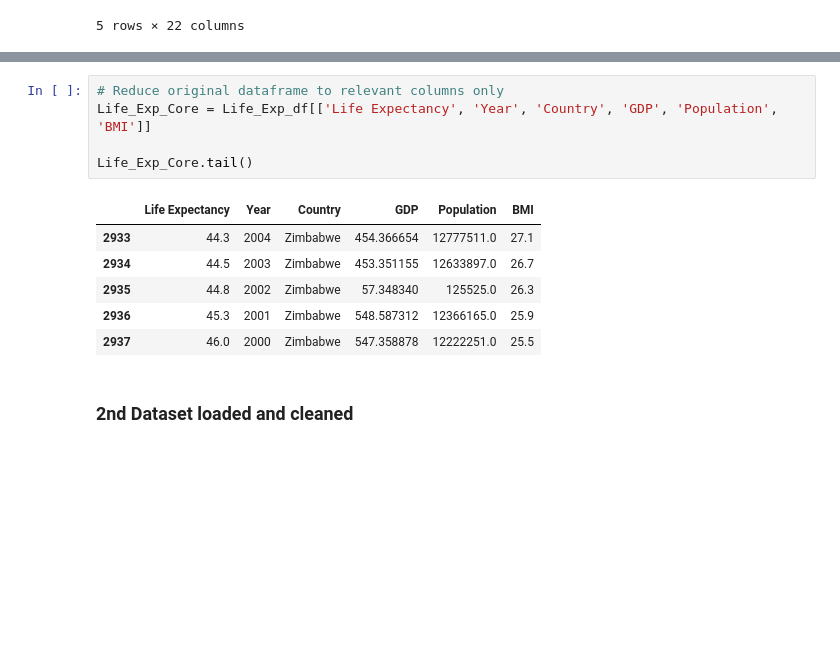
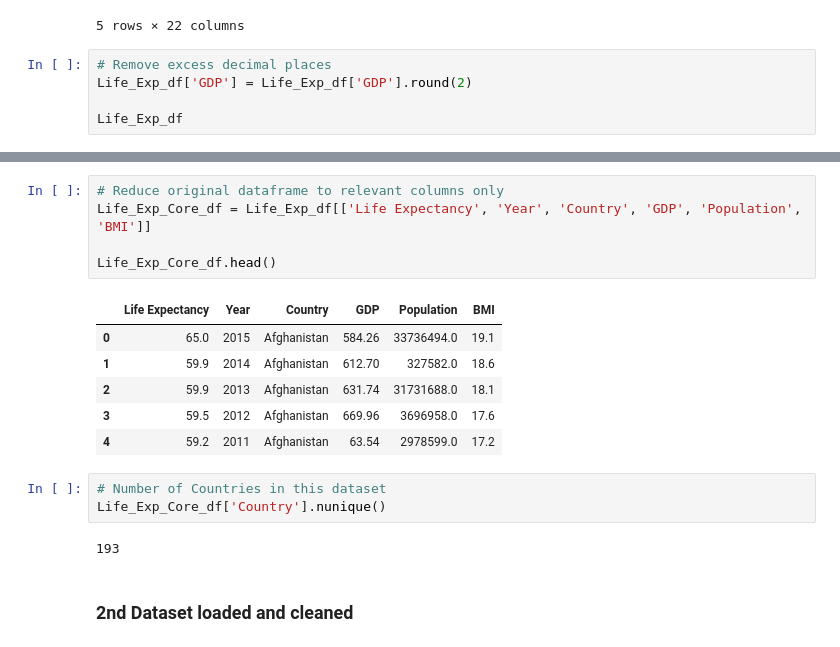
Before and after one commit to JNorthData/Life_Expectancy, a Jupyter notebook: life-expectancy.ipynb, the cells around one changed output, grey strips where cells are left out. Cells and saved outputs as stored; diff of their text form; blank space fills up the shorter version.

Commit message:
2 dataframes cleaned, merged

```diff
--- a/life-expectancy.ipynb
+++ b/life-expectancy.ipynb
@@ -24,3 +24,8 @@ Life_Exp_df.head()
 | 3 | Afghanistan | 2012 | Developing | 59.5 | 272.0 | 69 | 0.01 | ... |
 | 4 | Afghanistan | 2011 | Developing | 59.2 | 275.0 | 71 | 0.01 | ... |
 5 rows × 22 columns
+# %%
+# Remove excess decimal places
+Life_Exp_df['GDP'] = Life_Exp_df['GDP'].round(2)
+
+Life_Exp_df
@@ -27,14 +46,19 @@ Life_Exp_df.head()
 # %%
 # Reduce original dataframe to relevant columns only
-Life_Exp_Core = Life_Exp_df[['Life Expectancy', 'Year', 'Country', 'GDP', 'Population', 'BMI']]
+Life_Exp_Core_df = Life_Exp_df[['Life Expectancy', 'Year', 'Country', 'GDP', 'Population', 'BMI']]
 
-Life_Exp_Core.tail()
+Life_Exp_Core_df.head()
 # %% [output]
 |  | Life Expectancy | Year | Country | GDP | Population | BMI |
-| 2933 | 44.3 | 2004 | Zimbabwe | 454.366654 | 12777511.0 | 27.1 |
-| 2934 | 44.5 | 2003 | Zimbabwe | 453.351155 | 12633897.0 | 26.7 |
-| 2935 | 44.8 | 2002 | Zimbabwe | 57.348340 | 125525.0 | 26.3 |
-| 2936 | 45.3 | 2001 | Zimbabwe | 548.587312 | 12366165.0 | 25.9 |
-| 2937 | 46.0 | 2000 | Zimbabwe | 547.358878 | 12222251.0 | 25.5 |
+| 0 | 65.0 | 2015 | Afghanistan | 584.26 | 33736494.0 | 19.1 |
+| 1 | 59.9 | 2014 | Afghanistan | 612.70 | 327582.0 | 18.6 |
+| 2 | 59.9 | 2013 | Afghanistan | 631.74 | 31731688.0 | 18.1 |
+| 3 | 59.5 | 2012 | Afghanistan | 669.96 | 3696958.0 | 17.6 |
+| 4 | 59.2 | 2011 | Afghanistan | 63.54 | 2978599.0 | 17.2 |
+# %%
+# Number of Countries in this dataset
+Life_Exp_Core_df['Country'].nunique()
+# %% [output]
+193
 # %% [markdown]
 ### 2nd Dataset loaded and cleaned
```
Also changed, not shown: parts of 9 cells of this notebook.
